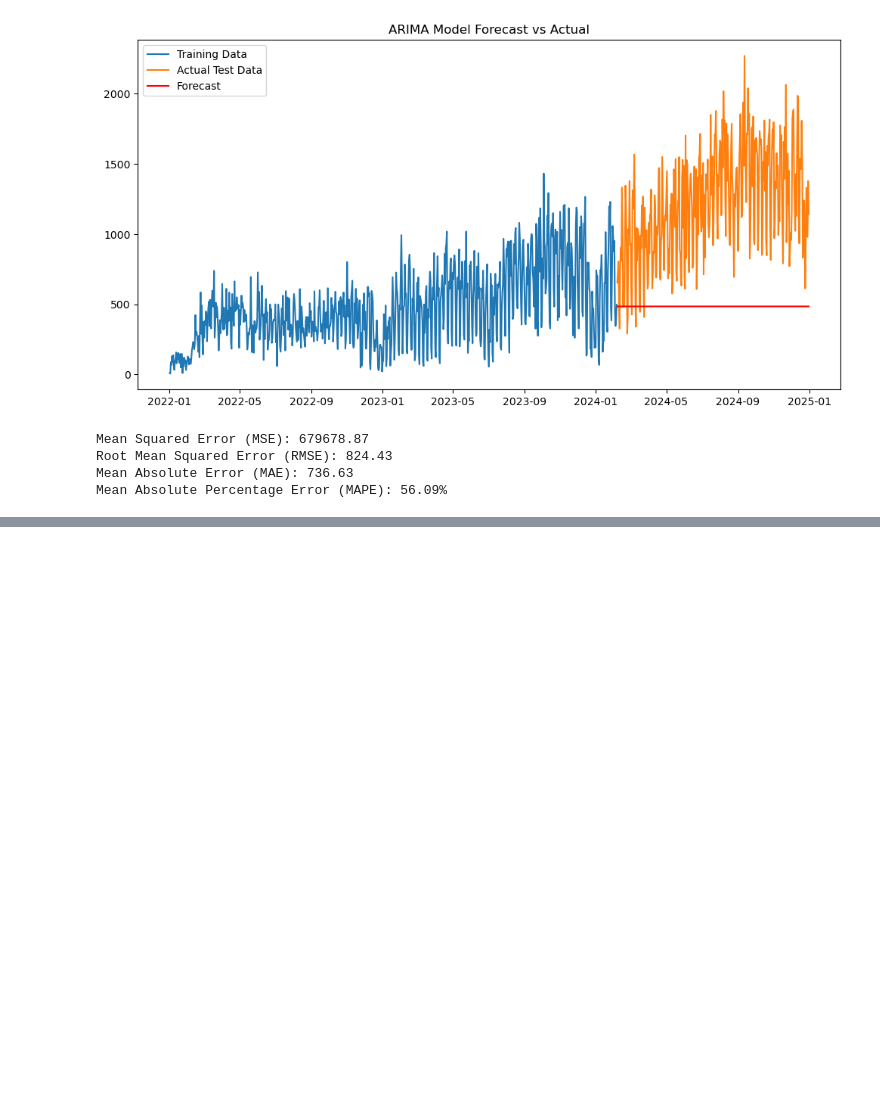
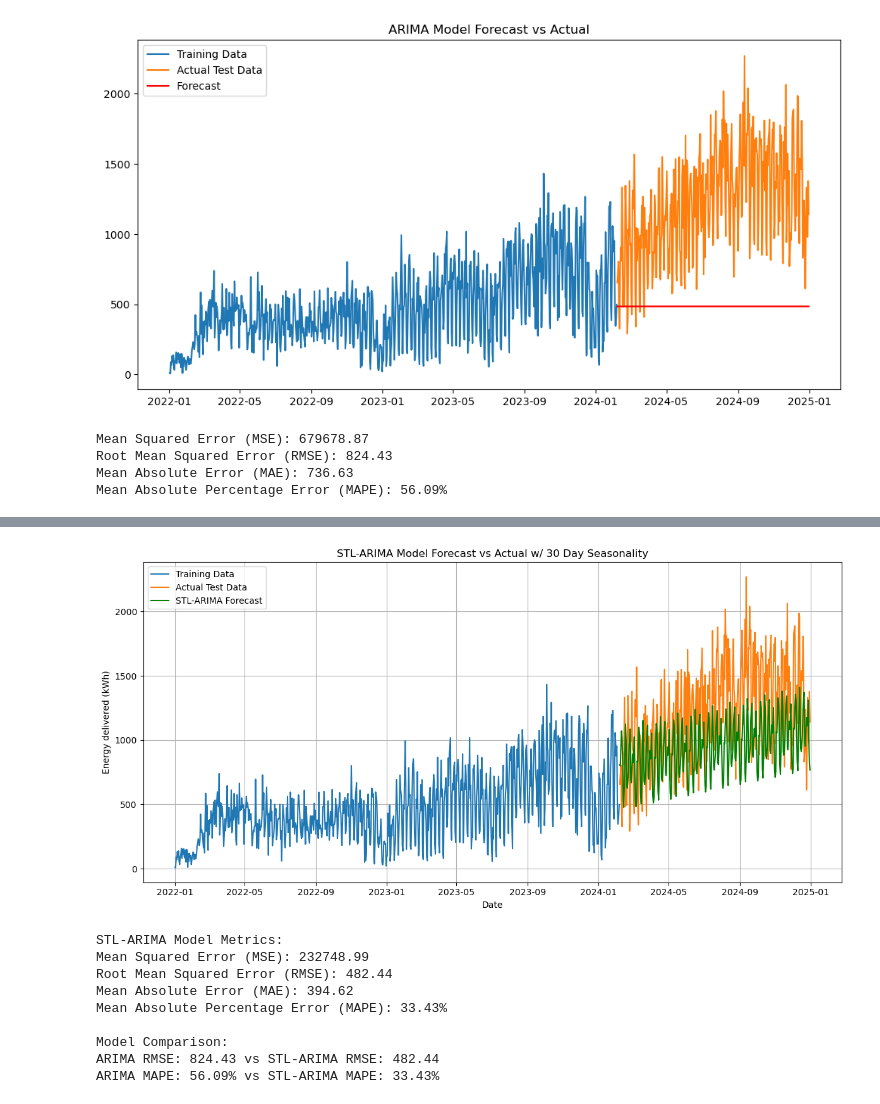
Before and after one commit to elmunoz42/sbcc-ev-charging-stations, a Jupyter notebook: data-analysis-days.ipynb, the cells around one changed output, grey strips where cells are left out. Cells and saved outputs as stored; diff of their text form; code cells hidden in the pictures; blank space fills up the shorter version.

```diff
--- a/data-analysis-days.ipynb
+++ b/data-analysis-days.ipynb
@@ -638,0 +787,49 @@ Mean Absolute Percentage Error (MAPE): 56.09%
+# %%
+# Instantiate Model with period 30 (days)
+stlf = STLForecast(y_train, ARIMA, model_kwargs={'order':(1, 1, 0), 'trend':"t"}, period=30)
+# Fit model using historical data
+stlf_results = stlf.fit()
+# Produce forecast for future data
+forecast30 = stlf_results.forecast(len(y_test))
+# %%
+# Plot the STL forecast against actual values
+plt.figure(figsize=(12, 6))
+plt.plot(y_train.index, y_train, label='Training Data')
+plt.plot(y_test.index, y_test, label='Actual Test Data')
+plt.plot(y_test.index, forecast30, label='STL-ARIMA Forecast', color='green')
+plt.legend()
+plt.title('STL-ARIMA Model Forecast vs Actual w/ 30 Day Seasonality')
+plt.xlabel('Date')
+plt.ylabel('Energy delivered (kWh)')
+plt.grid(True)
+plt.tight_layout()
+plt.savefig('images/days/stl_forecast30.jpg')
+plt.show()
+
+# Calculate forecast error metrics for STL model
+mse_stl = mean_squared_error(y_test, forecast30)
+rmse_stl = np.sqrt(mse_stl)
+mae_stl = mean_absolute_error(y_test, forecast30)
+mape_stl = np.mean(np.abs((y_test - forecast30) / y_test)) * 100
+
+print(f'STL-ARIMA Model Metrics:')
+print(f'Mean Squared Error (MSE): {mse_stl:.2f}')
+print(f'Root Mean Squared Error (RMSE): {rmse_stl:.2f}')
+print(f'Mean Absolute Error (MAE): {mae_stl:.2f}')
+print(f'Mean Absolute Percentage Error (MAPE): {mape_stl:.2f}%')
+
+# Compare with the previous ARIMA model
+print("\nModel Comparison:")
+print(f'ARIMA RMSE: {rmse:.2f} vs STL-ARIMA RMSE: {rmse_stl:.2f}')
+print(f'ARIMA MAPE: {mape:.2f}% vs STL-ARIMA MAPE: {mape_stl:.2f}%')
+# %% [output]
+[figure, added]
+STL-ARIMA Model Metrics:
+Mean Squared Error (MSE): 232748.99
+Root Mean Squared Error (RMSE): 482.44
+Mean Absolute Error (MAE): 394.62
+Mean Absolute Percentage Error (MAPE): 33.43%
+
+Model Comparison:
+ARIMA RMSE: 824.43 vs STL-ARIMA RMSE: 482.44
+ARIMA MAPE: 56.09% vs STL-ARIMA MAPE: 33.43%
```
Also changed, not shown: parts of 11 cells of this notebook, 5 other files.
